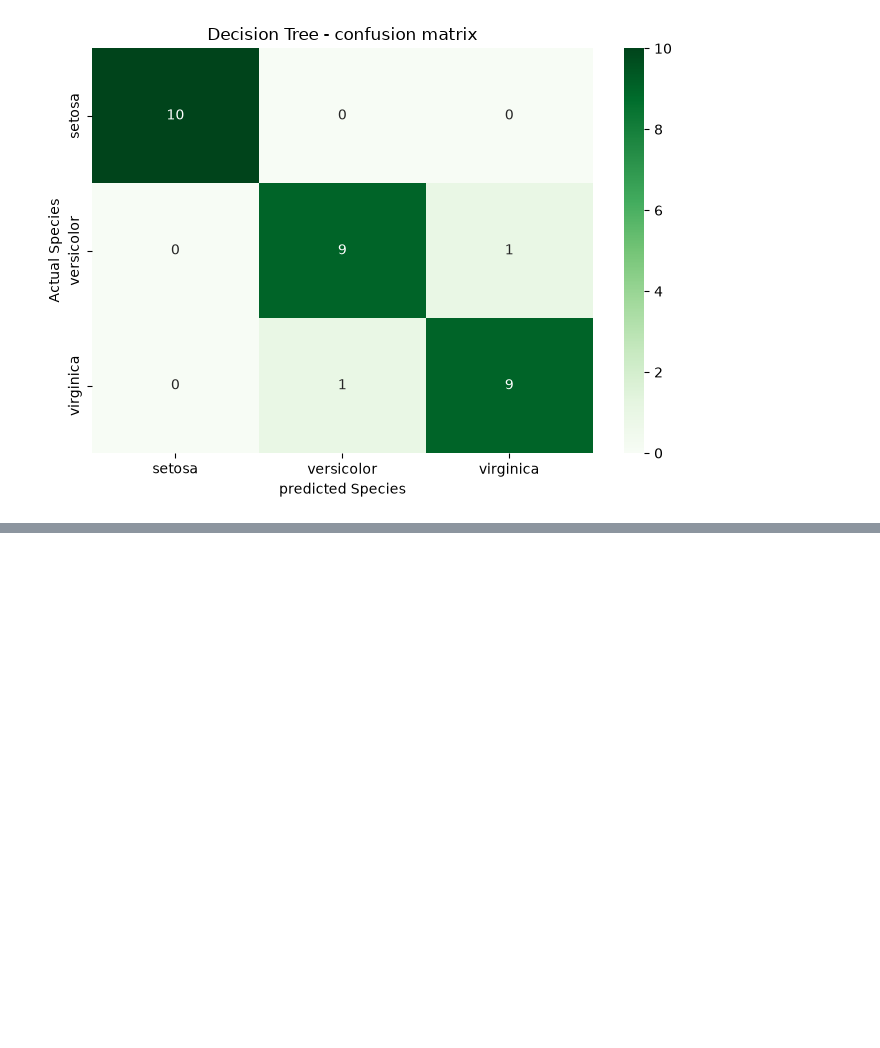
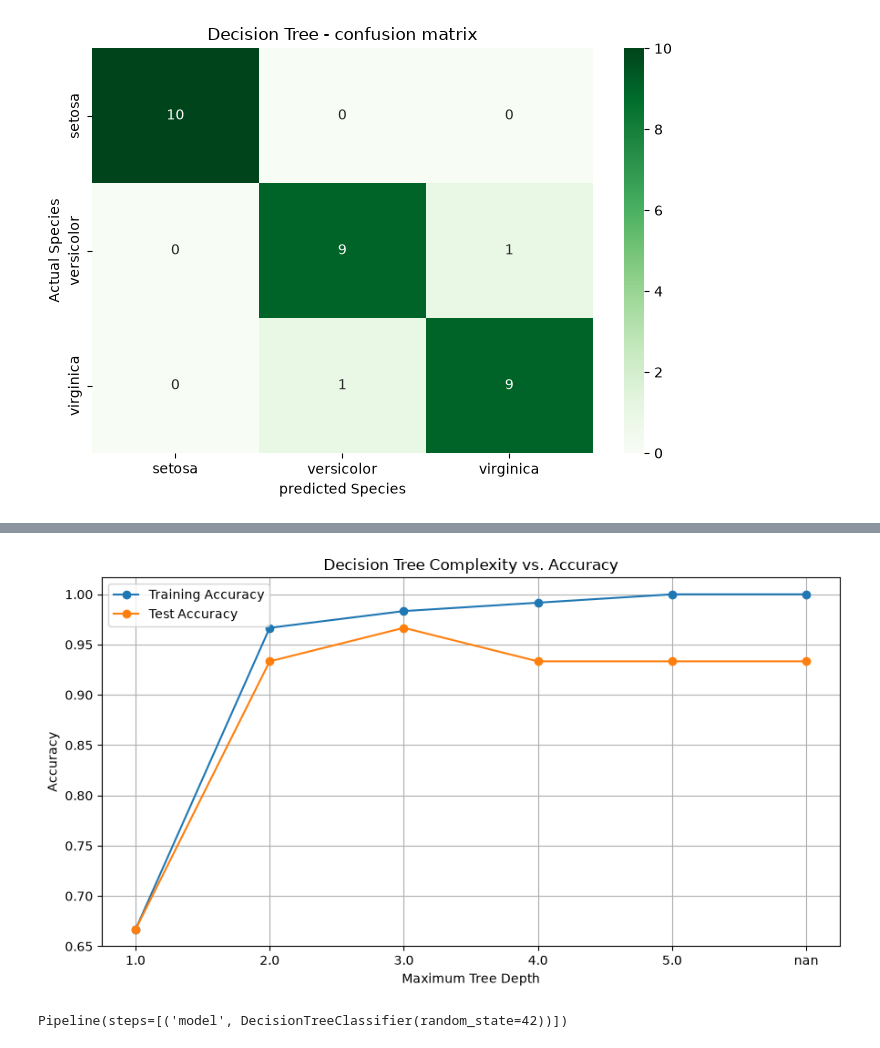
Before and after one commit to bereketkefeni-creator/Datheon_Machine_Learning_And_Data_Science_internship, a Jupyter notebook: Task_1_Iris_Classification/notebooks/iris_classification.ipynb, the cells around one changed output, grey strips where cells are left out. Cells and saved outputs as stored; diff of their text form; code cells hidden in the pictures; blank space fills up the shorter version.

Commit message:
Complete Iris classification project with model evaluation and visualization

```diff
--- a/Task_1_Iris_Classification/notebooks/iris_classification.ipynb
+++ b/Task_1_Iris_Classification/notebooks/iris_classification.ipynb
@@ -436,0 +516,34 @@ plt.show()
+# %%
+import matplotlib.pyplot as plt
+
+plot_df = depth_results_df.copy()
+
+plot_df["Max Depth"] = plot_df["Max Depth"].map(
+    lambda depth: "Unlimited" if depth is None else str(depth)
+)
+
+plt.figure(figsize=(9, 5))
+
+plt.plot(
+    plot_df["Max Depth"],
+    plot_df["Training Accuracy"],
+    marker="o",
+    label="Training Accuracy"
+)
+
+plt.plot(
+    plot_df["Max Depth"],
+    plot_df["Test Accuracy"],
+    marker="o",
+    label="Test Accuracy"
+)
+
+plt.xlabel("Maximum Tree Depth")
+plt.ylabel("Accuracy")
+plt.title("Decision Tree Complexity vs. Accuracy")
+plt.legend()
+plt.grid(True)
+plt.tight_layout()
+plt.show()
+# %% [output]
+[figure, added]
@@ -436,0 +567,14 @@ plt.show()
+# %%
+logistic_2d = Pipeline([
+    ("scaler", StandardScaler()),
+    ("model", LogisticRegression(max_iter=1000))
+])
+
+tree_2d = Pipeline([
+    ("model", DecisionTreeClassifier(random_state=42))
+])
+
+logistic_2d.fit(X_2d_train, y_2d_train)
+tree_2d.fit(X_2d_train, y_2d_train)
+# %% [output]
+Pipeline(steps=[('model', DecisionTreeClassifier(random_state=42))])
```
Also changed, not shown: parts of 18 cells of this notebook, 5 other files.
